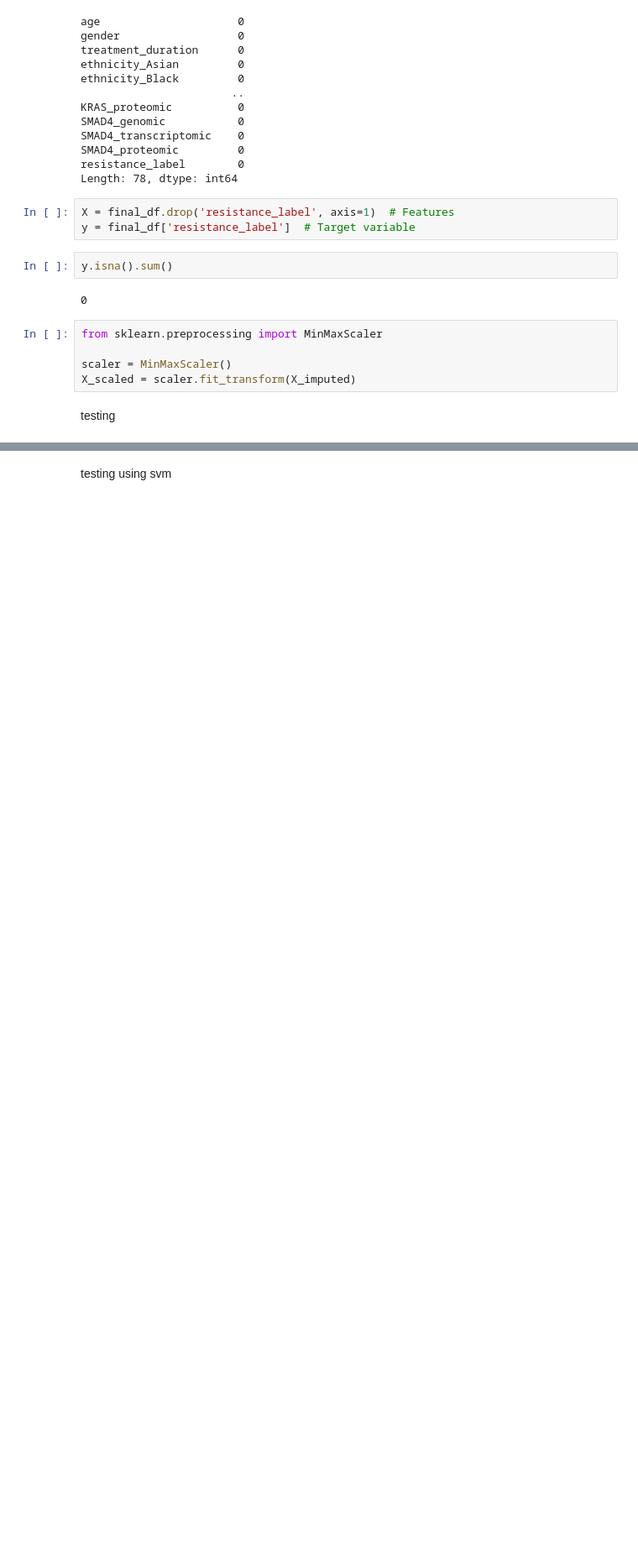
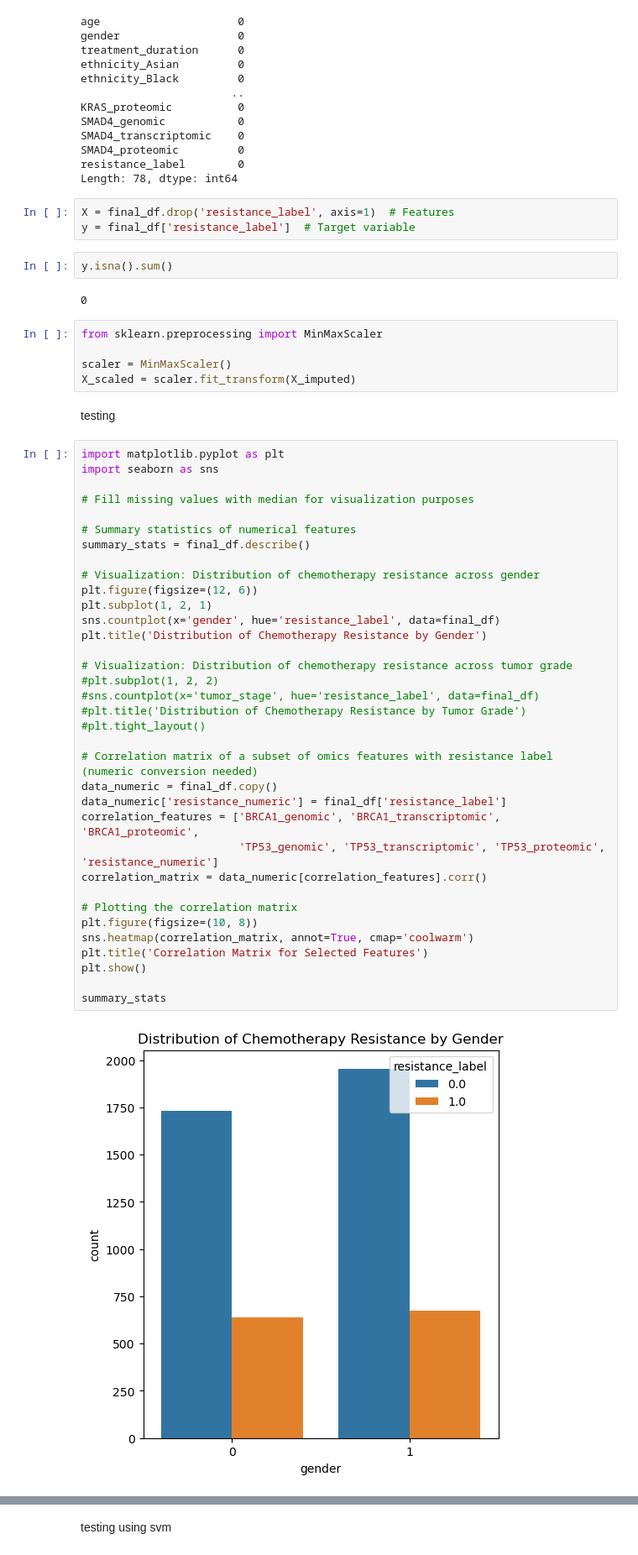
Before and after one commit to mohameA337/OncoPredict, a Jupyter notebook: OncoPredict.ipynb, the cells around one changed output, grey strips where cells are left out. Shown: that part at 84% size. Drawn from its saved outputs; the diff is of its cells as text; blank space fills up the shorter version.

```diff
--- a/OncoPredict.ipynb
+++ b/OncoPredict.ipynb
@@ -298,3 +298,40 @@ scaler = MinMaxScaler()
 X_scaled = scaler.fit_transform(X_imputed)
 # %% [markdown]
 testing
+# %%
+import matplotlib.pyplot as plt
+import seaborn as sns
+
+# Fill missing values with median for visualization purposes
+
+# Summary statistics of numerical features
+summary_stats = final_df.describe()
+
+# Visualization: Distribution of chemotherapy resistance across gender
+plt.figure(figsize=(12, 6))
+plt.subplot(1, 2, 1)
+sns.countplot(x='gender', hue='resistance_label', data=final_df)
+plt.title('Distribution of Chemotherapy Resistance by Gender')
+
+# Visualization: Distribution of chemotherapy resistance across tumor grade
+#plt.subplot(1, 2, 2)
+#sns.countplot(x='tumor_stage', hue='resistance_label', data=final_df)
+#plt.title('Distribution of Chemotherapy Resistance by Tumor Grade')
+#plt.tight_layout()
+
+# Correlation matrix of a subset of omics features with resistance label (numeric conversion needed)
+data_numeric = final_df.copy()
+data_numeric['resistance_numeric'] = final_df['resistance_label']
+correlation_features = ['BRCA1_genomic', 'BRCA1_transcriptomic', 'BRCA1_proteomic',
+                        'TP53_genomic', 'TP53_transcriptomic', 'TP53_proteomic', 'resistance_numeric']
+correlation_matrix = data_numeric[correlation_features].corr()
+
+# Plotting the correlation matrix
+plt.figure(figsize=(10, 8))
+sns.heatmap(correlation_matrix, annot=True, cmap='coolwarm')
+plt.title('Correlation Matrix for Selected Features')
+plt.show()
+
+summary_stats
+# %% [output]
+[figure, added]
```
Also changed, not shown: parts of 10 cells of this notebook.
